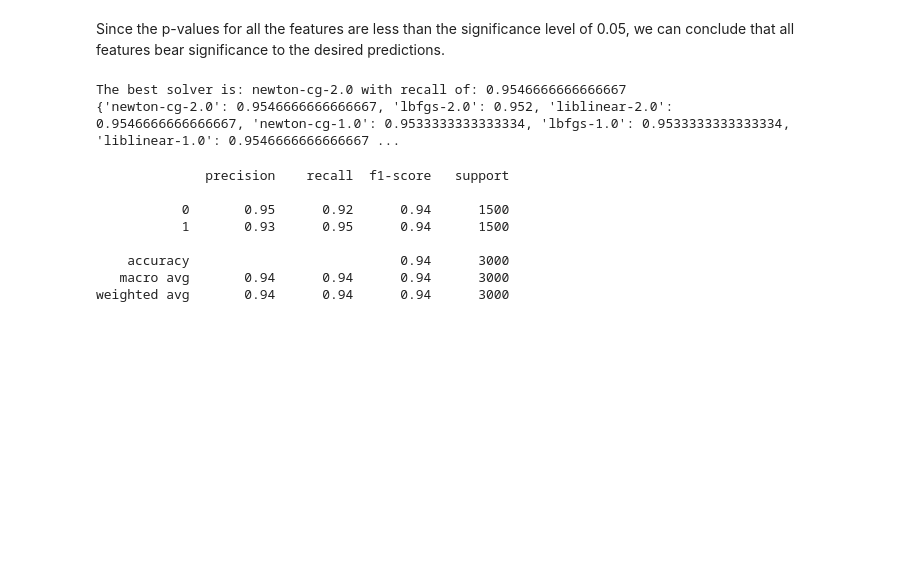
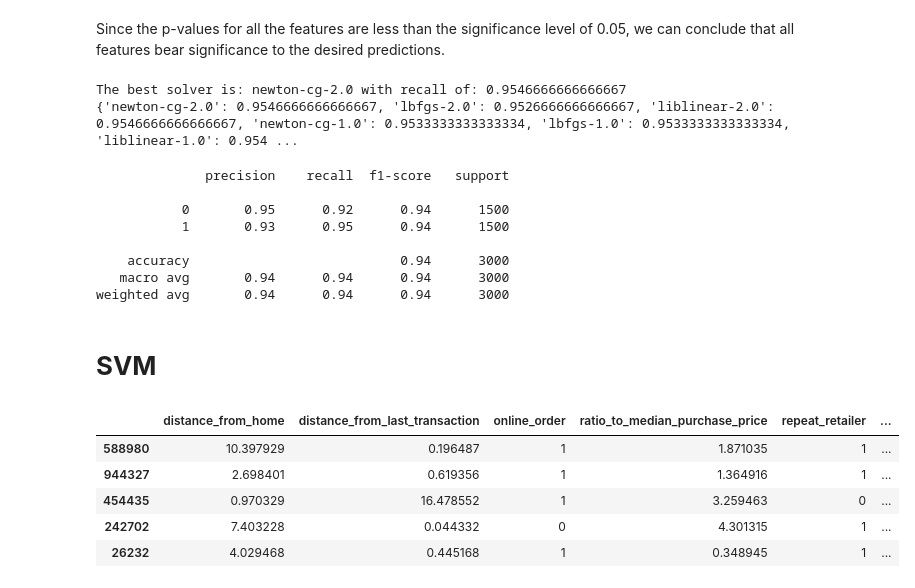
Before and after one commit to Sreevatsa03/credit-card-fraud-detection, a Jupyter notebook: card.ipynb, the cells around one changed output. Cells and saved outputs as stored; diff of their text form; code cells hidden in the pictures; blank space fills up the shorter version.

```diff
--- a/card.ipynb
+++ b/card.ipynb
@@ -271,14 +271,9 @@ used_pin_number                -7.4937   0.5509 -13.6025 0.0000 -8.5735 -6.4140
 # %% [markdown]
 Since the p-values for all the features are less than the significance level of 0.05, we can conclude that all features bear significance to the desired predictions.
 # %%
-import warnings
-from sklearn.exceptions import DataConversionWarning, UndefinedMetricWarning, ConvergenceWarning
-warnings.filterwarnings(action='ignore', category=DataConversionWarning)
-warnings.filterwarnings(action='ignore', category=UndefinedMetricWarning)
-warnings.filterwarnings(action='ignore', category=ConvergenceWarning)
-
-#find best regularization parameter (C)
-Cs = [2.0, 1.0, 0.1, 0.001, 0.0001, 0.00001, 0.000001, 0.0000001, 0.00000001, 0.000000001]
+# find best regularization parameter (C)
+Cs = [2.0, 1.0, 0.1, 0.001, 0.0001, 0.00001,
+      0.000001, 0.0000001, 0.00000001, 0.000000001]
 solverToRecall = {}
 solvers = ['newton-cg', 'lbfgs', 'liblinear', 'sag', 'saga']
 for value in Cs:
@@ -286,19 +281,25 @@ for value in Cs:
         logreg = LogisticRegression(C=value, solver=solver)
         logreg.fit(X_train, y_train)
         y_pred = logreg.predict(X_test)
-        recallValue = classification_report(y_test, y_pred, output_dict=True)['1']['recall']
+        recallValue = classification_report(
+            y_test, y_pred, output_dict=True)['1']['recall']
         accuracy = logreg.score(X_test, y_test)
-        #check if recal value is 1 if it is, continue
+
+        # check if recal value is 1 if it is, continue
         if recallValue > 0.99 or accuracy < 0.93:
             continue
         solverToRecall[solver+'-'+str(value)] = recallValue
-#get max of dictionary
+
+# get max of dictionary
 maxRecall = max(solverToRecall.values())
-#get key of max value that is less than 1
+
+# get key of max value that is less than 1
 maxRecallKey = [k for k, v in solverToRecall.items() if v == maxRecall]
-print("The best solver is: " + maxRecallKey[0] + " with recall of: " + str(maxRecall))
+
+print("The best solver is: " +
+      maxRecallKey[0] + " with recall of: " + str(maxRecall))
 print(solverToRecall)
 # %% [output]
 The best solver is: newton-cg-2.0 with recall of: 0.9546666666666667
-{'newton-cg-2.0': 0.9546666666666667, 'lbfgs-2.0': 0.952, 'liblinear-2.0': 0.9546666666666667, 'newton-cg-1.0': 0.9533333333333334, 'lbfgs-1.0': 0.9533333333333334, 'liblinear-1.0': 0.9546666666666667 ...
+{'newton-cg-2.0': 0.9546666666666667, 'lbfgs-2.0': 0.9526666666666667, 'liblinear-2.0': 0.9546666666666667, 'newton-cg-1.0': 0.9533333333333334, 'lbfgs-1.0': 0.9533333333333334, 'liblinear-1.0': 0.954 ...
 # %%
@@ -316,3 +317,15 @@ print(classification_report(y_test, y_pred))
     accuracy                           0.94      3000
    macro avg       0.94      0.94      0.94      3000
 weighted avg       0.94      0.94      0.94      3000
+# %% [markdown]
+# **SVM**
+# %%
+# get head of the features matrix
+X.head()
+# %% [output]
+|  | distance_from_home | distance_from_last_transaction | online_order | ratio_to_median_purchase_price | repeat_retailer | ... |
+| 588980 | 10.397929 | 0.196487 | 1 | 1.871035 | 1 | ... |
+| 944327 | 2.698401 | 0.619356 | 1 | 1.364916 | 1 | ... |
+| 454435 | 0.970329 | 16.478552 | 1 | 3.259463 | 0 | ... |
+| 242702 | 7.403228 | 0.044332 | 0 | 4.301315 | 1 | ... |
+| 26232 | 4.029468 | 0.445168 | 1 | 0.348945 | 1 | ... |
```
Also changed, not shown: parts of 15 cells of this notebook.
